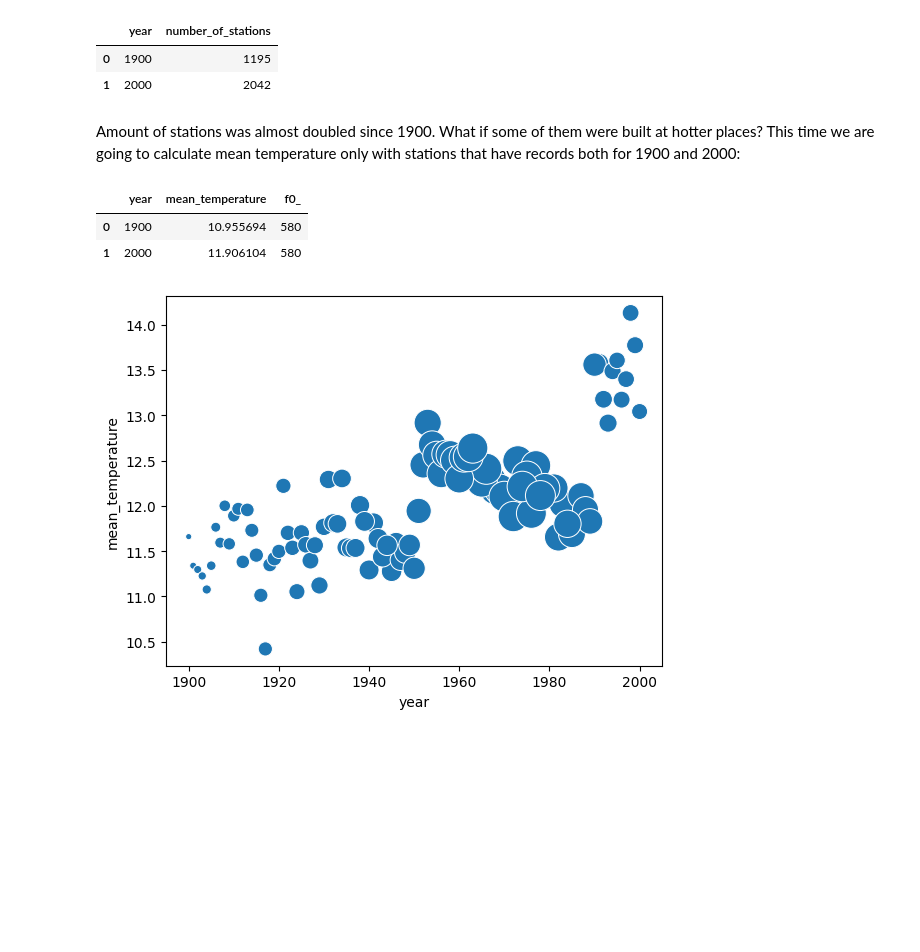
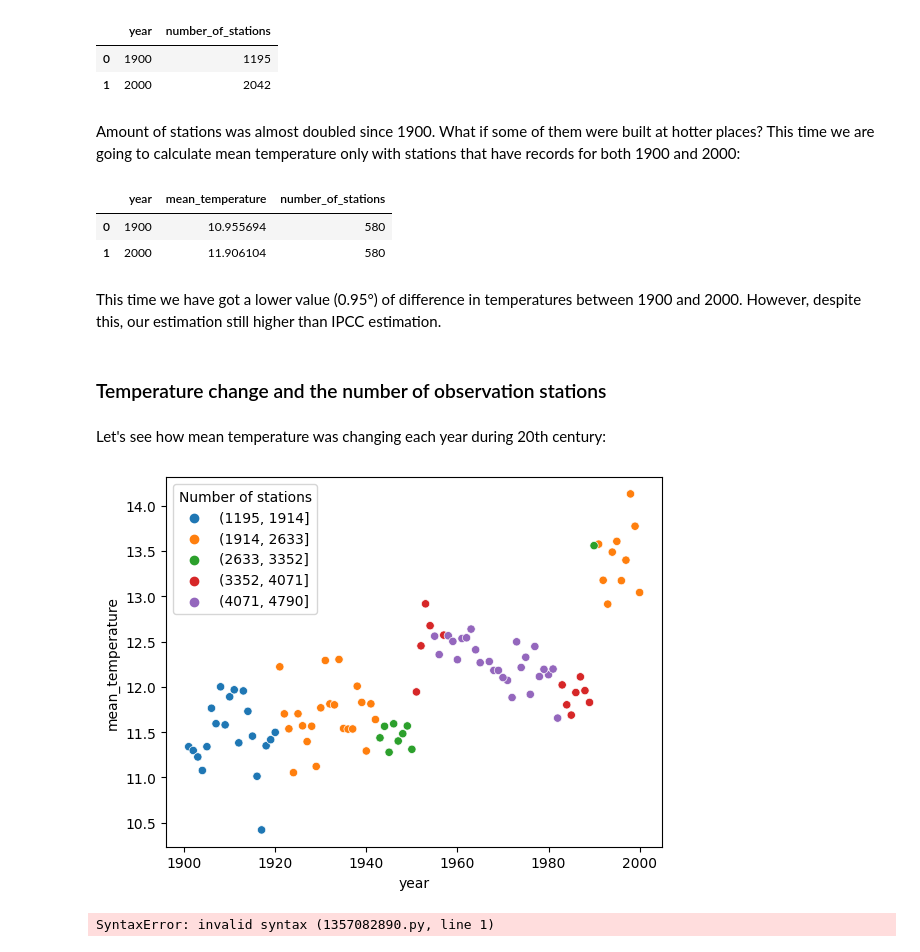
Before and after one commit to Eugeniy-Makarevich/Global-Historical-Climatology-Network, a Jupyter notebook: bigquery.ipynb, the cells around one changed output. Cells and saved outputs as stored; diff of their text form; code cells hidden in the pictures; blank space fills up the shorter version.

Commit message:
Plot added

```diff
--- a/bigquery.ipynb
+++ b/bigquery.ipynb
@@ -151,33 +151,39 @@ query_job.to_dataframe().head()
 | 0 | 1900 | 1195 |
 | 1 | 2000 | 2042 |
 # %% [markdown]
-Amount of stations was almost doubled since 1900. What if some of them were built at hotter places? This time we are going to calculate mean temperature only with stations that have records both for 1900 and 2000:
+Amount of stations was almost doubled since 1900. What if some of them were built at hotter places? This time we are going to calculate mean temperature only with stations that have records for both 1900 and 2000:
 # %%
 query_4 = """{},
              moving_avg AS(
              SELECT year,AVG(AVG(mean_temperature)) OVER
                         (ORDER BY year DESC ROWS BETWEEN 5 PRECEDING AND 5 FOLLOWING) as mean_temperature,
-                        COUNT(id)
+                        COUNT(id) as number_of_stations
              FROM annual_mean
              WHERE id IN (SELECT id
                           FROM annual_mean
                           WHERE year = 2000 AND
                                 id IN
                                     (SELECT id
                                      FROM annual_mean
                                      WHERE year = 1900))
              GROUP BY year)
              SELECT *
              FROM moving_avg
              WHERE year IN (1900,2000)
              ORDER BY year
               """.format(query_annual_mean)
 query_job = client.query(query_4)
 query_job.to_dataframe().head()
 # %% [output]
-|  | year | mean_temperature | f0_ |
+|  | year | mean_temperature | number_of_stations |
 | 0 | 1900 | 10.955694 | 580 |
 | 1 | 2000 | 11.906104 | 580 |
+# %% [markdown]
+This time we have got a lower value (0.95°) of difference in temperatures between 1900 and 2000. However, despite this, our estimation still higher than IPCC estimation.
+# %% [markdown]
+### Temperature change and the number of observation stations
+# %% [markdown]
+Let's see how mean temperature was changing each year during 20th century:
 # %%
 query = """{}
         SELECT year,AVG(mean_temperature ) AS mean_temperature,COUNT(1) as number_of_stations
@@ -187,8 +193,20 @@ query = """{}
            """.format(query_annual_mean)
 query_job = client.query(query)
 data = query_job.to_dataframe()
-sns.scatterplot(data=data, x="year", y="mean_temperature",
-                size="number_of_stations", legend=False, sizes=(20, 500))
-plt.show()
-# %% [output]
-[figure, removed]
+# %%
+# create bins
+min_range = data.number_of_stations.min()
+max_range = data.number_of_stations.max()
+step = (max_range-min_range)//5
+bins = range(min_range,max_range,step)
+data['binned'] = pd.cut(data.number_of_stations,bins)
+# draw graph
+sns.scatterplot(x=data.year, y=data.mean_temperature, hue = data.binned)
+plt.legend(title = 'Number of stations')
+plt.show()
+# %% [output]
+[figure, added]
+# %%
+jupyter nbextension enable
+# %% [output]
+SyntaxError: invalid syntax (1357082890.py, line 1)
```
Also changed, not shown: parts of 1 cell of this notebook.
